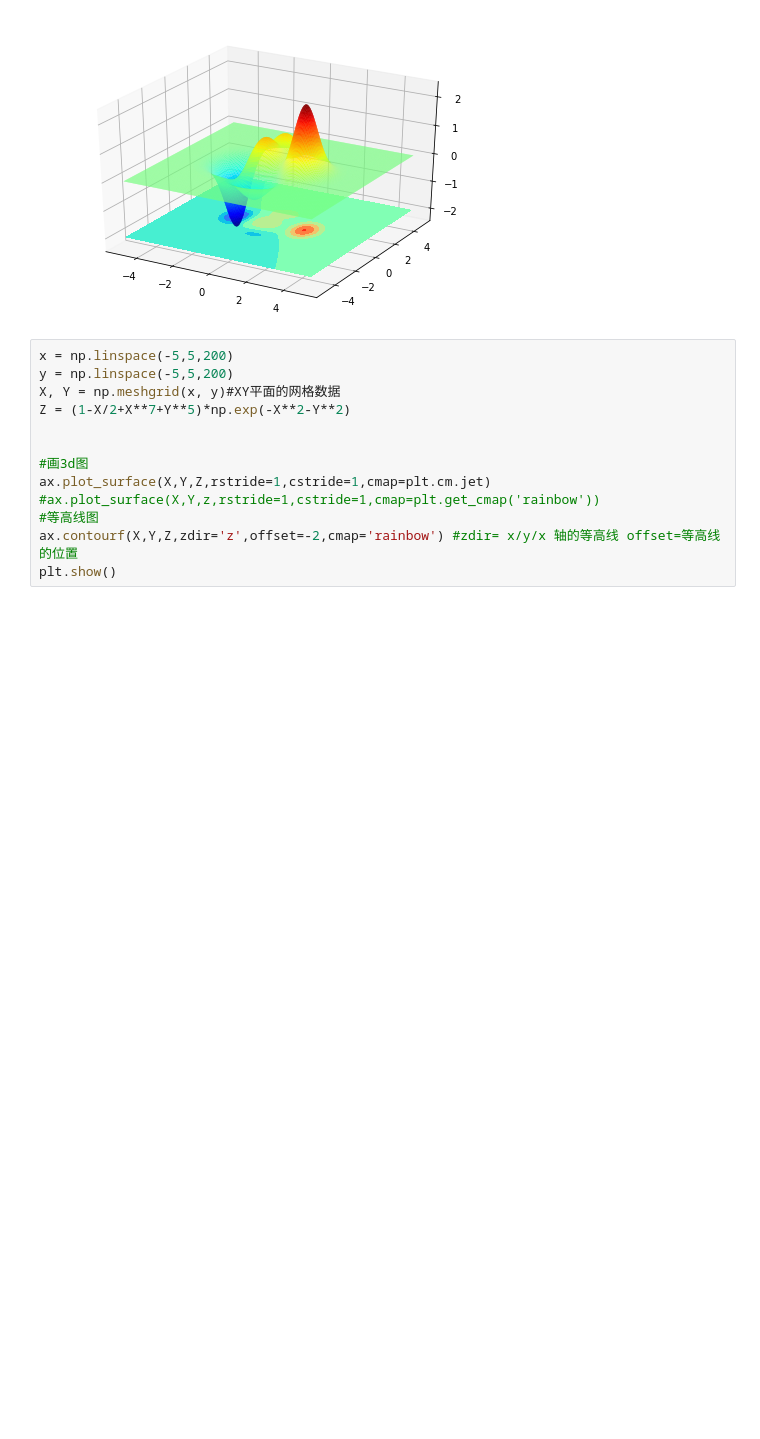
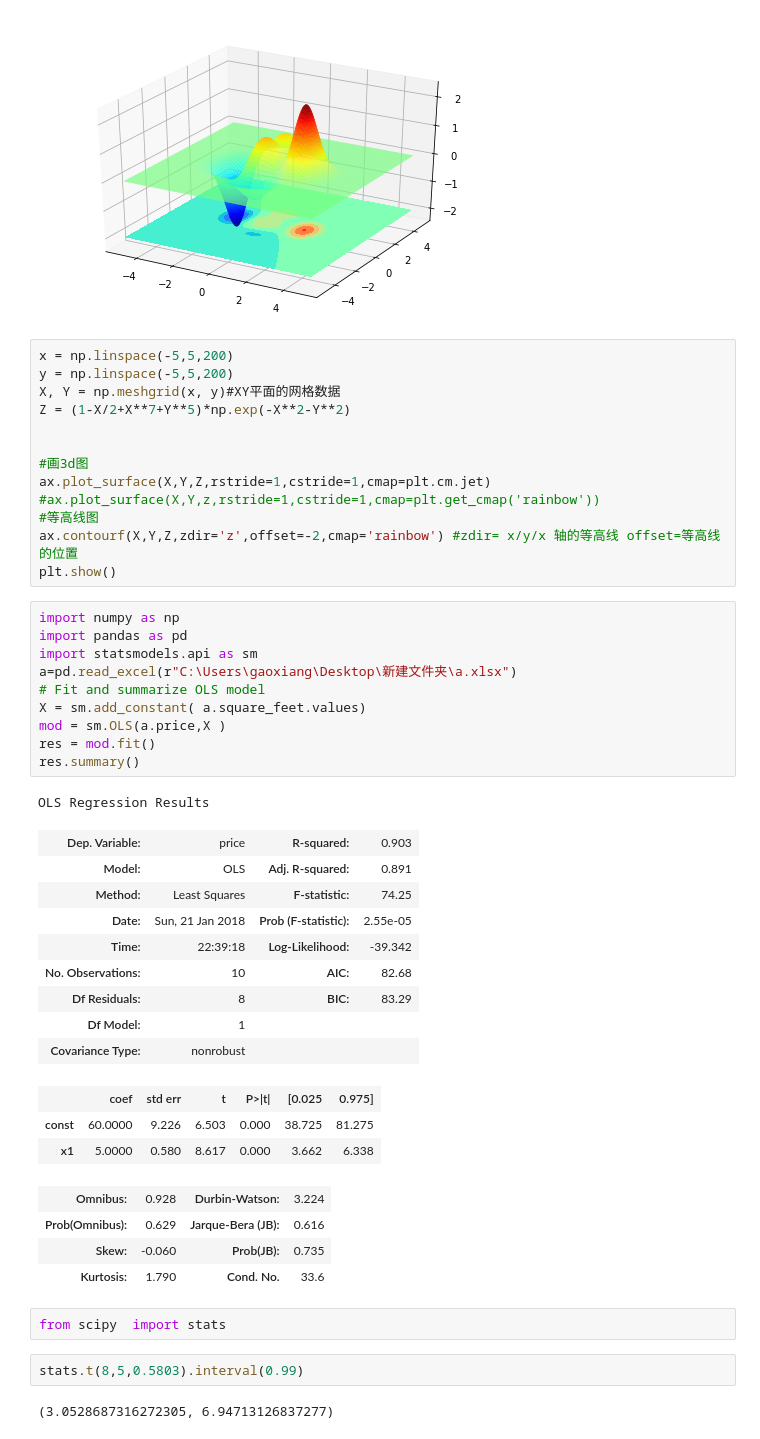
Before and after one commit to gaoxiang520/django, a Jupyter notebook: 草稿.ipynb, the cells around one changed output. Saved outputs shown, nothing was run; the diff lists cells and outputs as text; blank space fills up the shorter version.

```diff
--- a/草稿.ipynb
+++ b/草稿.ipynb
@@ -42,3 +42,37 @@ ax.plot_surface(X,Y,Z,rstride=1,cstride=1,cmap=plt.cm.jet)
 #等高线图
 ax.contourf(X,Y,Z,zdir='z',offset=-2,cmap='rainbow') #zdir= x/y/x 轴的等高线 offset=等高线的位置
 plt.show()
+# %%
+import numpy as np
+import pandas as pd
+import statsmodels.api as sm
+a=pd.read_excel(r"C:\Users\gaoxiang\Desktop\新建文件夹\a.xlsx")
+# Fit and summarize OLS model
+X = sm.add_constant( a.square_feet.values)
+mod = sm.OLS(a.price,X )
+res = mod.fit()
+res.summary()
+# %% [output]
+OLS Regression Results
+| Dep. Variable: | price | R-squared: | 0.903 |
+| Model: | OLS | Adj. R-squared: | 0.891 |
+| Method: | Least Squares | F-statistic: | 74.25 |
+| Date: | Sun, 21 Jan 2018 | Prob (F-statistic): | 2.55e-05 |
+| Time: | 22:39:18 | Log-Likelihood: | -39.342 |
+| No. Observations: | 10 | AIC: | 82.68 |
+| Df Residuals: | 8 | BIC: | 83.29 |
+| Df Model: | 1 |  |  |
+| Covariance Type: | nonrobust |  |  |
+|  | coef | std err | t | P>|t| | [0.025 | 0.975] |
+| const | 60.0000 | 9.226 | 6.503 | 0.000 | 38.725 | 81.275 |
+| x1 | 5.0000 | 0.580 | 8.617 | 0.000 | 3.662 | 6.338 |
+| Omnibus: | 0.928 | Durbin-Watson: | 3.224 |
+| Prob(Omnibus): | 0.629 | Jarque-Bera (JB): | 0.616 |
+| Skew: | -0.060 | Prob(JB): | 0.735 |
+| Kurtosis: | 1.790 | Cond. No. | 33.6 |
+# %%
+from scipy  import stats
+# %%
+stats.t(8,5,0.5803).interval(0.99)
+# %% [output]
+(3.0528687316272305, 6.94713126837277)
```
Also changed, not shown: parts of 1 cell of this notebook.
